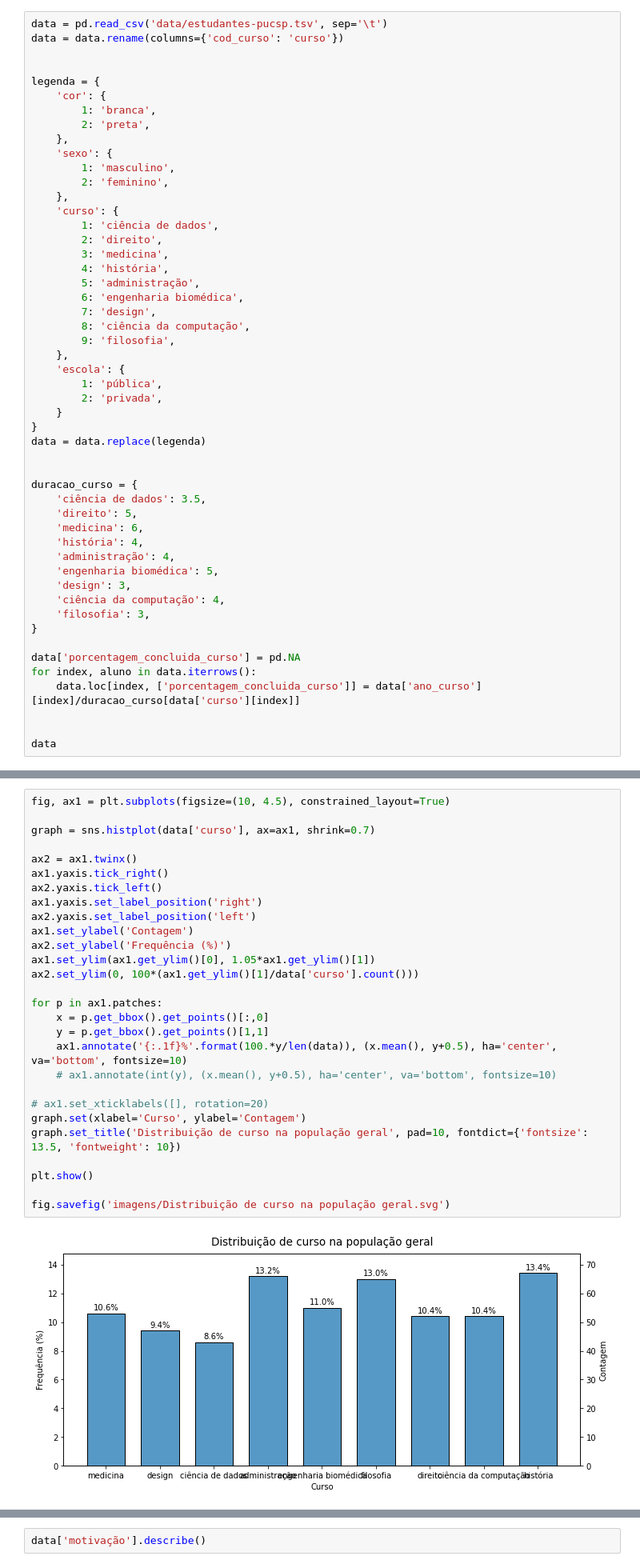
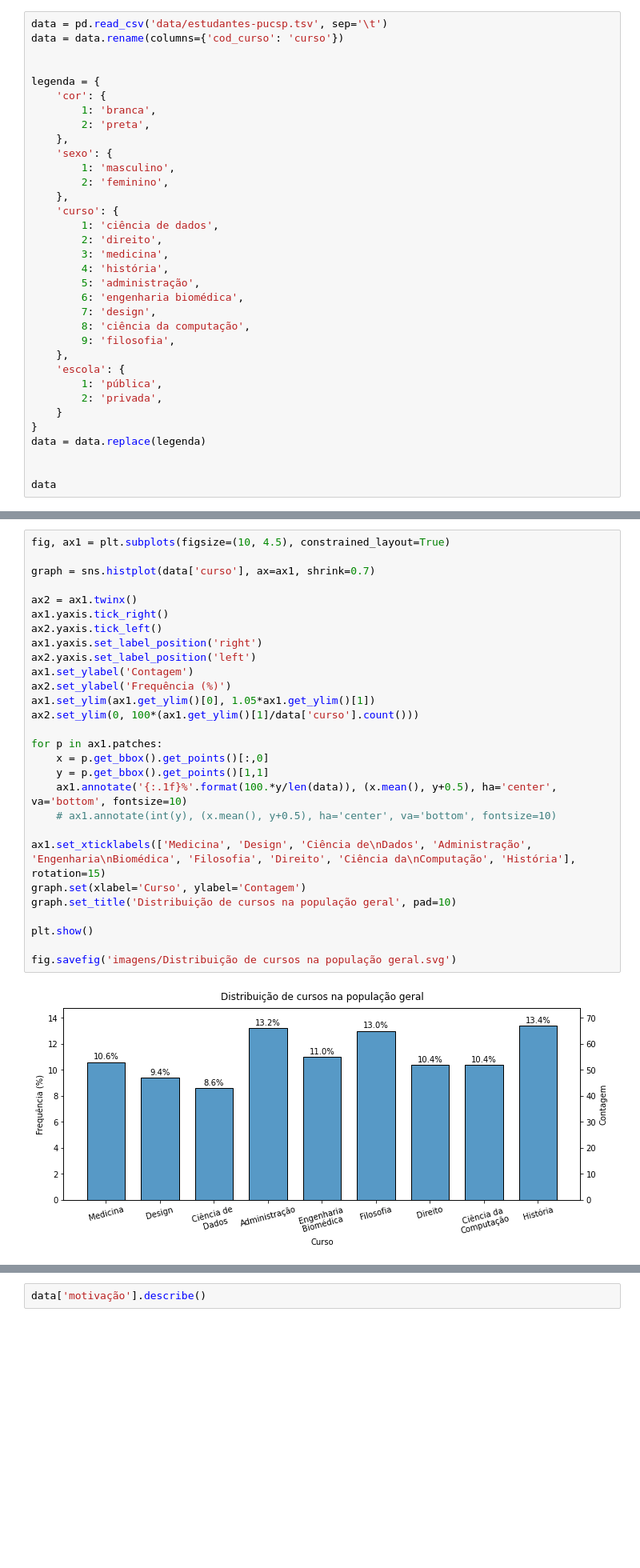
Before and after one commit to jv-porto/computer-aquisition-automation, a Jupyter notebook: projeto.ipynb, the cells around one changed output, grey strips where cells are left out. Shown: that part at 80% size. Drawn from its saved outputs; the diff is of its cells as text; blank space fills up the shorter version.

```diff
--- a/projeto.ipynb
+++ b/projeto.ipynb
@@ -46,23 +47,6 @@ legenda = {
 data = data.replace(legenda)
 
 
-duracao_curso = {
-    'ciência de dados': 3.5,
-    'direito': 5,
-    'medicina': 6,
-    'história': 4,
-    'administração': 4,
-    'engenharia biomédica': 5,
-    'design': 3,
-    'ciência da computação': 4,
-    'filosofia': 3,
-}
-
-data['porcentagem_concluida_curso'] = pd.NA
-for index, aluno in data.iterrows():
-    data.loc[index, ['porcentagem_concluida_curso']] = data['ano_curso'][index]/duracao_curso[data['curso'][index]]
-
-
 data
 # %% [output]
 |  | matrícula | nome | idade | renda | cor | sexo | ano_curso | escola | curso | logradouro | ... |
@@ -272,30 +389,30 @@ Name: curso, dtype: object
 # %%
 fig, ax1 = plt.subplots(figsize=(10, 4.5), constrained_layout=True)
 
 graph = sns.histplot(data['curso'], ax=ax1, shrink=0.7)
 
 ax2 = ax1.twinx()
 ax1.yaxis.tick_right()
 ax2.yaxis.tick_left()
 ax1.yaxis.set_label_position('right')
 ax2.yaxis.set_label_position('left')
 ax1.set_ylabel('Contagem')
 ax2.set_ylabel('Frequência (%)')
 ax1.set_ylim(ax1.get_ylim()[0], 1.05*ax1.get_ylim()[1])
 ax2.set_ylim(0, 100*(ax1.get_ylim()[1]/data['curso'].count()))
 
 for p in ax1.patches:
     x = p.get_bbox().get_points()[:,0]
     y = p.get_bbox().get_points()[1,1]
     ax1.annotate('{:.1f}%'.format(100.*y/len(data)), (x.mean(), y+0.5), ha='center', va='bottom', fontsize=10)
     # ax1.annotate(int(y), (x.mean(), y+0.5), ha='center', va='bottom', fontsize=10)
 
-# ax1.set_xticklabels([], rotation=20)
+ax1.set_xticklabels(['Medicina', 'Design', 'Ciência de\nDados', 'Administração', 'Engenharia\nBiomédica', 'Filosofia', 'Direito', 'Ciência da\nComputação', 'História'], rotation=15)
 graph.set(xlabel='Curso', ylabel='Contagem')
-graph.set_title('Distribuição de curso na população geral', pad=10, fontdict={'fontsize': 13.5, 'fontweight': 10})
+graph.set_title('Distribuição de cursos na população geral', pad=10)
 
 plt.show()
 
-fig.savefig('imagens/Distribuição de curso na população geral.svg')
+fig.savefig('imagens/Distribuição de cursos na população geral.svg')
 # %% [output]
-[figure, old version]
+[figure, new version]
```
Also changed, not shown: parts of 60 cells of this notebook, 11 other files.
